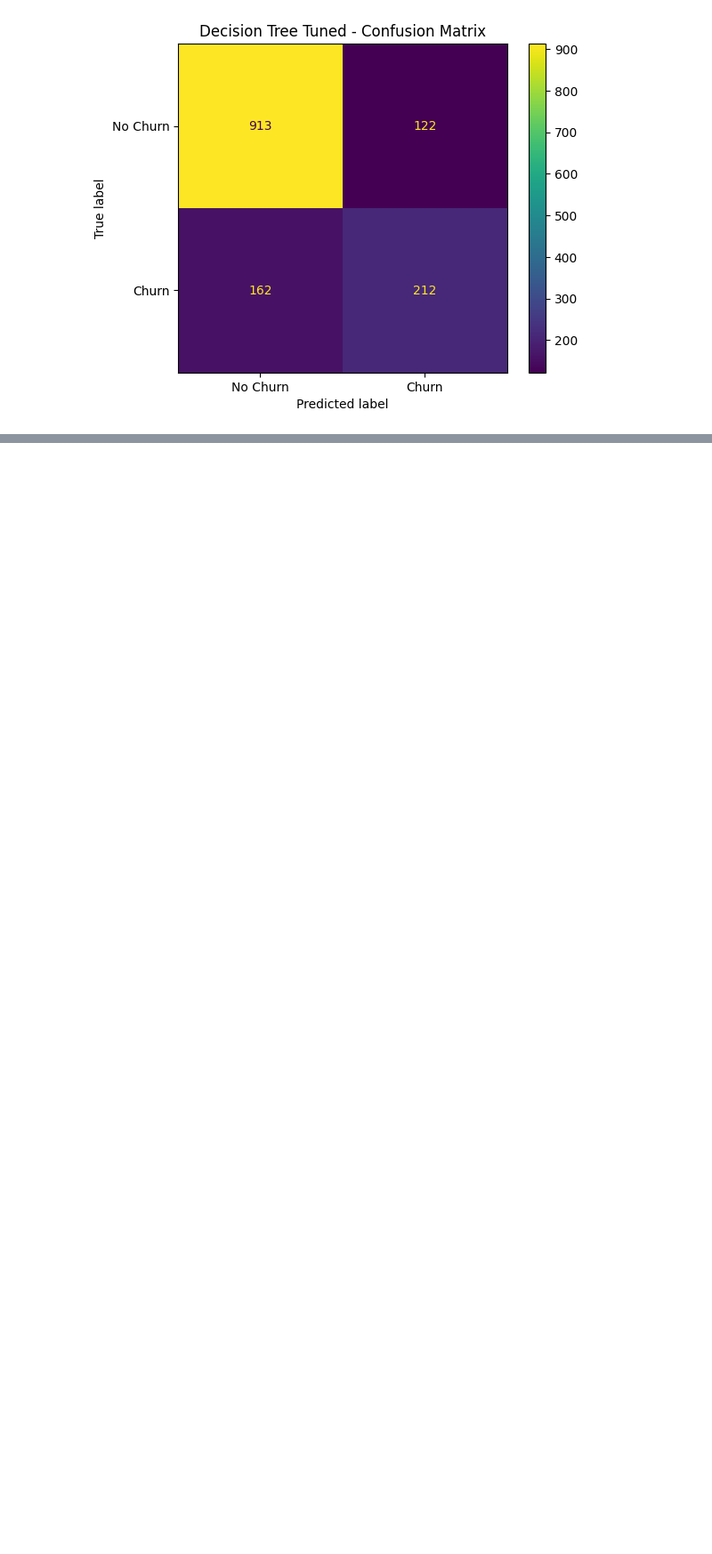
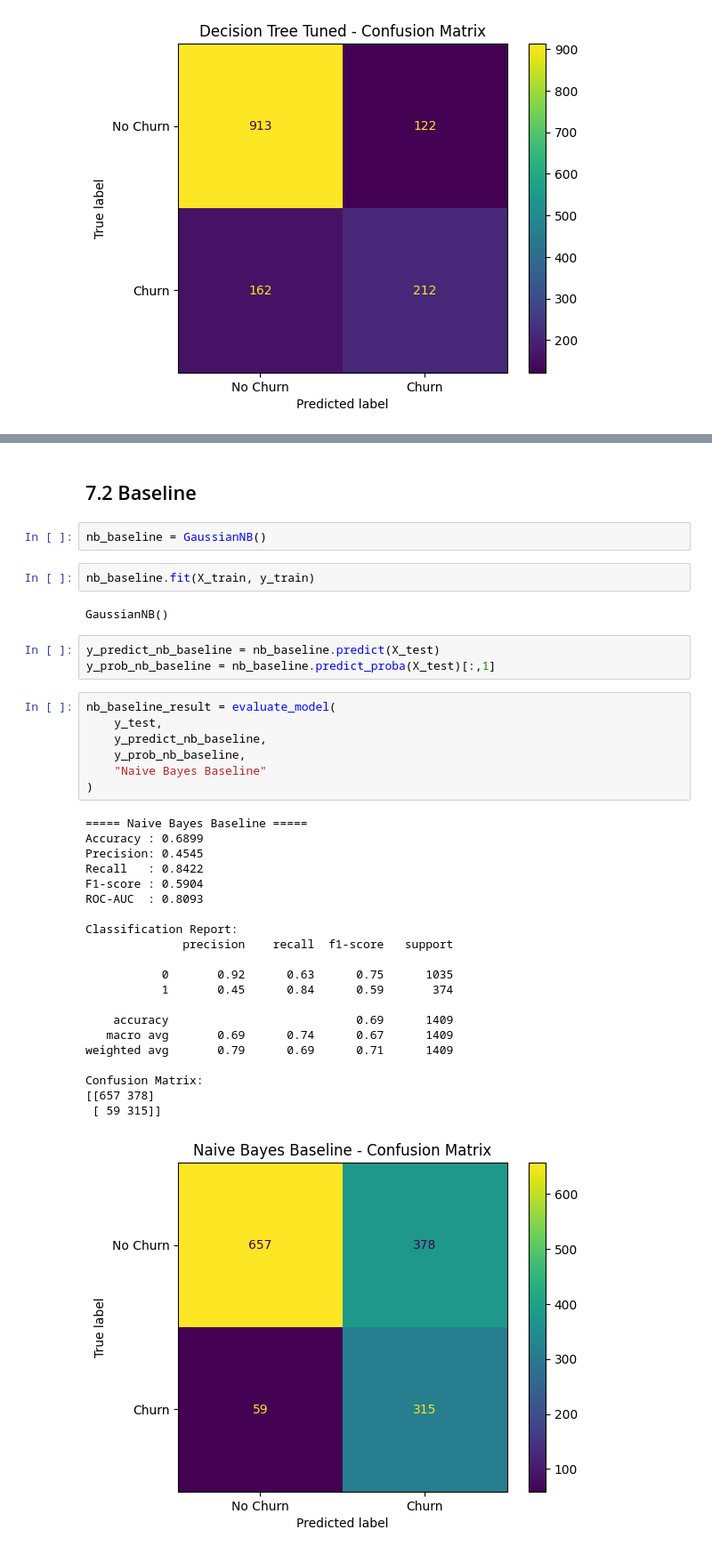
Before and after one commit to huynhthu214/Telco-Churn-DM, a Jupyter notebook: notebook/02_Modeling_Models.ipynb, the cells around one changed output, grey strips where cells are left out. Shown at 89% size. Drawn from its saved outputs; the diff is of its cells as text; blank space fills up the shorter version.

Commit message:
done 3 models, chua xong phan danh gia

```diff
--- a/notebook/02_Modeling_Models.ipynb
+++ b/notebook/02_Modeling_Models.ipynb
@@ -752,0 +885,40 @@ Confusion Matrix:
+# %% [markdown]
+## 7.2 Baseline
+# %%
+nb_baseline = GaussianNB()
+# %%
+nb_baseline.fit(X_train, y_train)
+# %% [output]
+GaussianNB()
+# %%
+y_predict_nb_baseline = nb_baseline.predict(X_test)
+y_prob_nb_baseline = nb_baseline.predict_proba(X_test)[:,1]
+# %%
+nb_baseline_result = evaluate_model(
+    y_test,
+    y_predict_nb_baseline,
+    y_prob_nb_baseline,
+    "Naive Bayes Baseline"
+)
+# %% [output]
+===== Naive Bayes Baseline =====
+Accuracy : 0.6899
+Precision: 0.4545
+Recall   : 0.8422
+F1-score : 0.5904
+ROC-AUC  : 0.8093
+
+Classification Report:
+              precision    recall  f1-score   support
+
+           0       0.92      0.63      0.75      1035
+           1       0.45      0.84      0.59       374
+
+    accuracy                           0.69      1409
+   macro avg       0.69      0.74      0.67      1409
+weighted avg       0.79      0.69      0.71      1409
+
+Confusion Matrix:
+[[657 378]
+ [ 59 315]]
+[figure, added]
```
Also changed, not shown: parts of 78 cells of this notebook.
